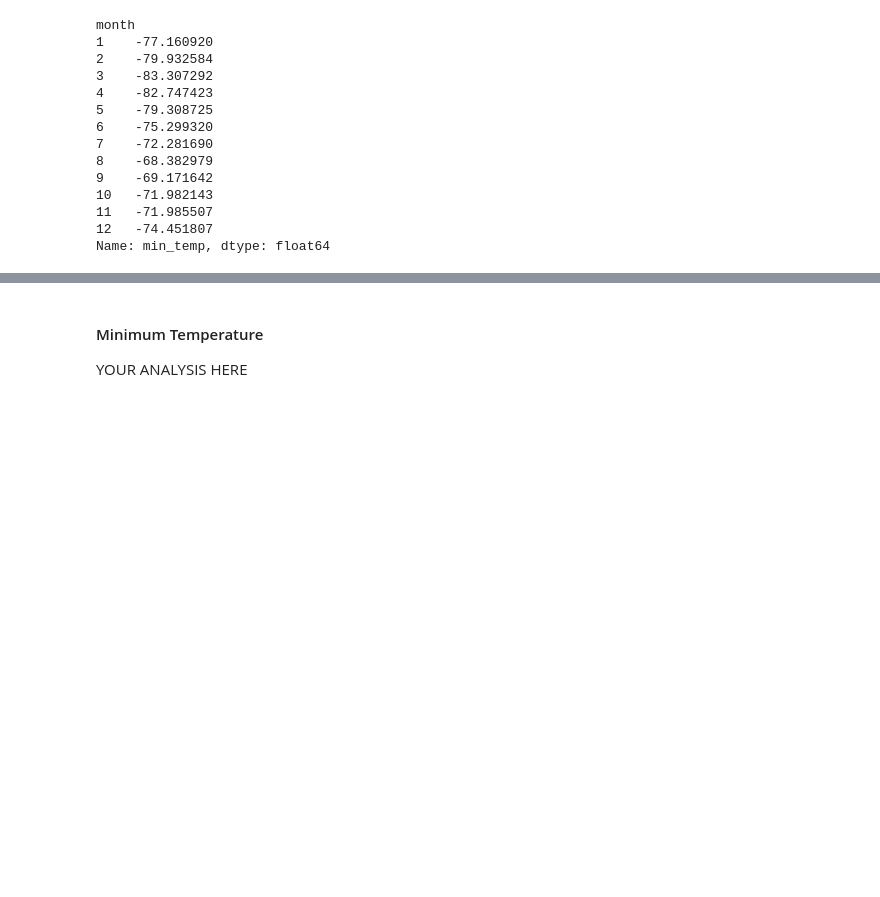
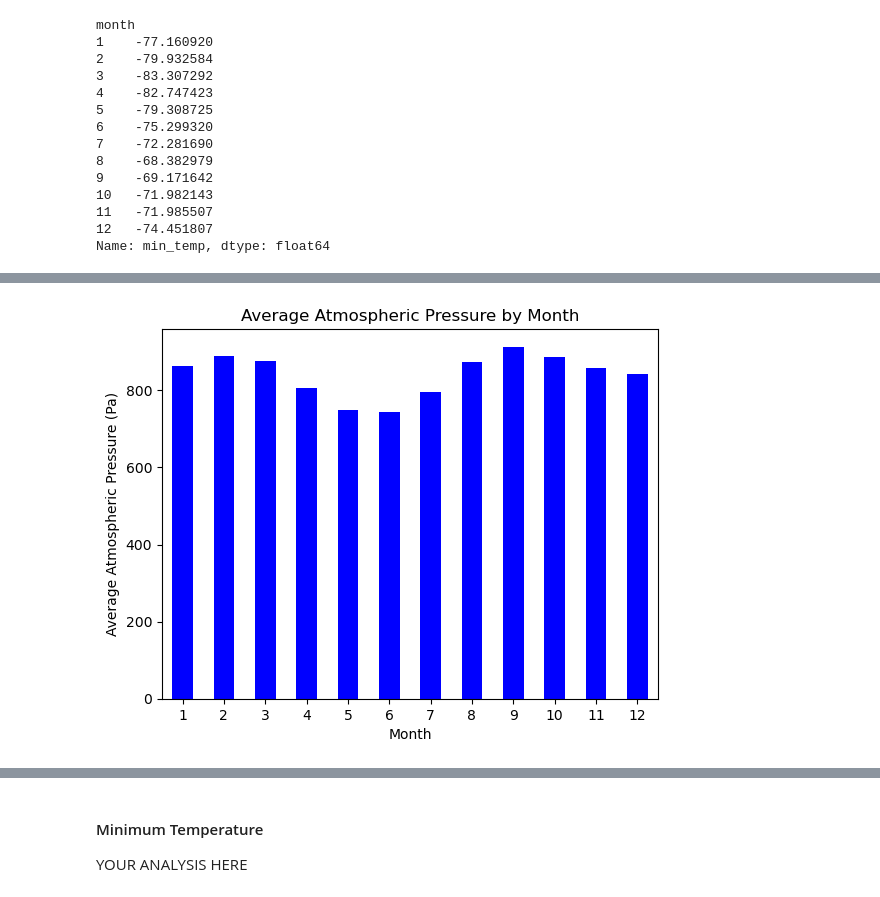
Before and after one commit to Kathyvng/beautiful_soup_challenge, a Jupyter notebook: part_2_mars_weather.ipynb, the cells around one changed output, grey strips where cells are left out. Saved outputs shown, nothing was run; the diff lists cells and outputs as text; code cells hidden in the pictures; blank space fills up the shorter version.

```diff
--- a/part_2_mars_weather.ipynb
+++ b/part_2_mars_weather.ipynb
@@ -187,0 +200,7 @@ Name: pressure, dtype: float64
+# %%
+# 4. What is the average pressure by month?
+# Group by month and calculate the average atmospheric pressure for each month
+avg_pressure_by_month = df.groupby('month')['pressure'].mean()
+
+# Display the result
+print(avg_pressure_by_month)
@@ -187,0 +222,9 @@ Name: pressure, dtype: float64
+# %%
+# Plot the average pressure by month
+avg_pressure_by_month.plot(kind='bar', title="Average Atmospheric Pressure by Month", color='blue')
+plt.xlabel('Month')
+plt.ylabel('Average Atmospheric Pressure (Pa)')
+plt.xticks(rotation=0)  # Optional: keeps month labels horizontal
+plt.show()
+# %% [output]
+[figure, added]
```
Also changed, not shown: parts of 13 cells of this notebook, 1 other file.
